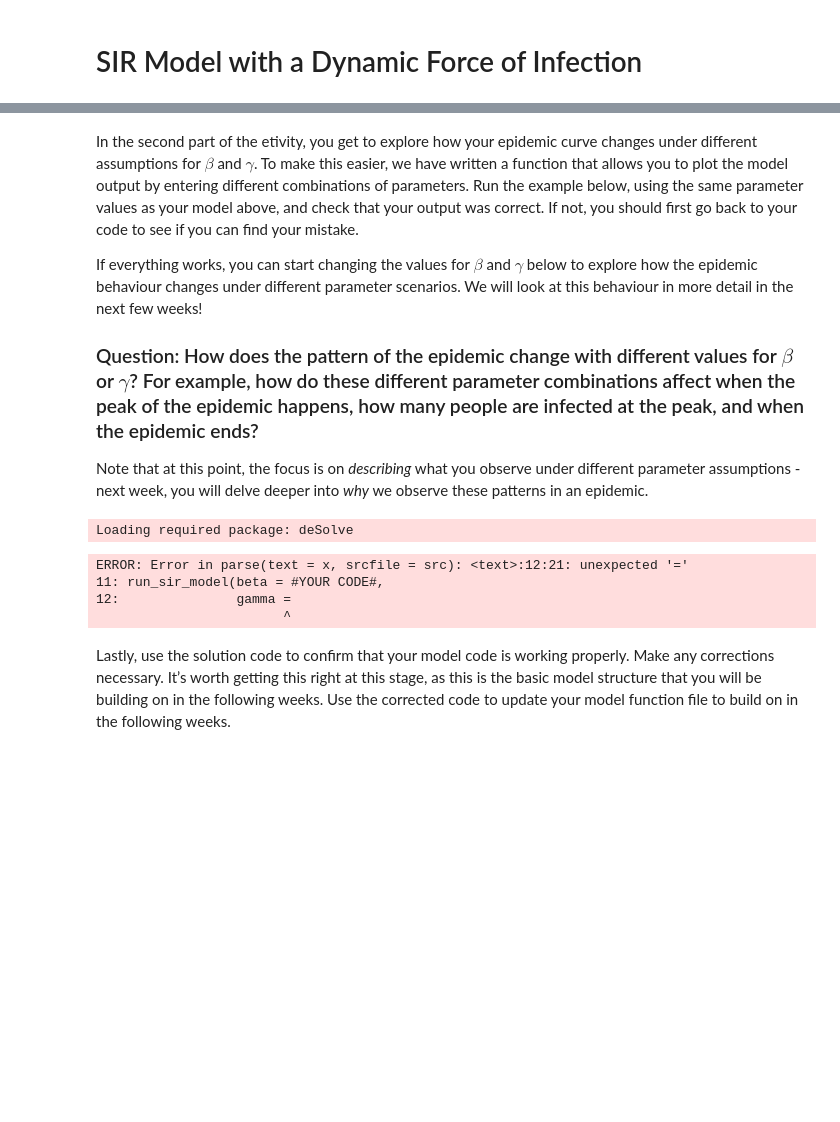
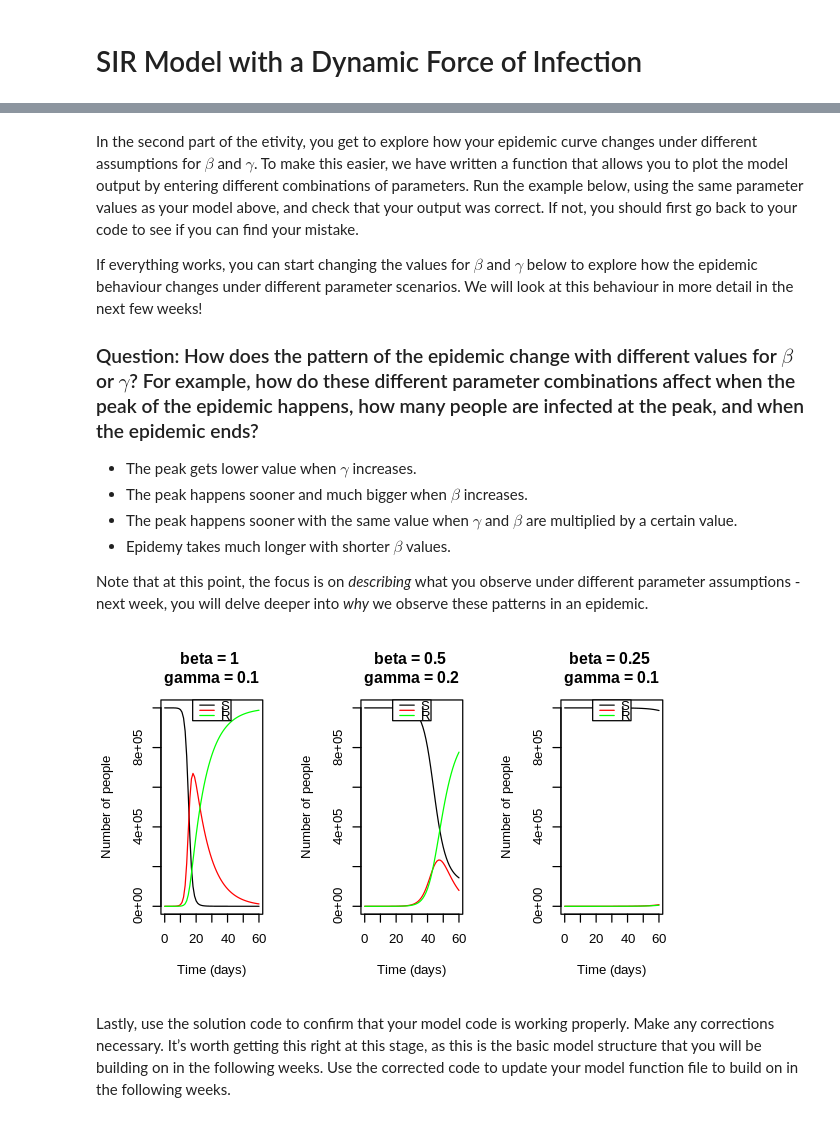
Before and after one commit to Arashlf/Developing-the-SIR-Model-ICL, a Jupyter notebook: Week 1/Mod_1_notebook_4_SIR_Model_with_a_Dynamic_Force_of_Infection_v2.ipynb, the cells around one changed output, grey strips where cells are left out. Cells and saved outputs as stored; diff of their text form; code cells hidden in the pictures; blank space fills up the shorter version.

```diff
--- a/Week 1/Mod_1_notebook_4_SIR_Model_with_a_Dynamic_Force_of_Infection_v2.ipynb
+++ b/Week 1/Mod_1_notebook_4_SIR_Model_with_a_Dynamic_Force_of_Infection_v2.ipynb
@@ -30,6 +104,11 @@ If everything works, you can start changing the values for $\beta$ and $\gamma$
 
 ### Question: How does the pattern of the epidemic change with different values for $\beta$ or $\gamma$? For example, how do these different parameter combinations affect when the peak of the epidemic happens, how many people are infected at the peak, and when the epidemic ends?
 
+- The peak gets lower value when $\gamma$ increases.
+- The peak happens sooner and much bigger when $\beta$ increases.
+- The peak happens sooner with the same value when $\gamma$ and $\beta$ are multiplied by a certain value.
+- Epidemy takes much longer with shorter $\beta$ values.
+
 Note that at this point, the focus is on *describing* what you observe under different parameter assumptions - next week, you will delve deeper into *why* we observe these patterns in an epidemic.
 # %%
 # Run the R code needed first
@@ -107,44 +186,42 @@ run_sir_model <-
 
   lines(x = output$time,            # number of recovered
         y = output$R,                 # people at each
-        col = "blue")                 # timestep on the y axis
+        col = "green")                 # timestep on the y axis
 
-  legend(x = "right",                     # add a legend on the right-hand
+  legend(x = "top",                     # add a legend on the right-hand
                                             # side of the plot
          legend = c("S", "I", "R"),       # labels S, I and R for black,
-         col = c("black", "red", "blue"),   # red, blue lines respectively
+         col = c("black", "red", "green"),   # red, blue lines respectively
          lty = c(1,1))                    # both lines are
                                             # solid linetype (lty = 1)
   title(main = paste("beta =", beta,      # main title
-                     ", gamma =", gamma))
+                     "\ngamma =", gamma))
 }
-# %% [output]
-Loading required package: deSolve
 # %%
 # Prepare the format for the plot display
-par(mfrow = c(2,4))  # Show 2*4 separate plots in one page
+par(mfrow = c(1,3))  # Show 2*4 separate plots in one page
                      # (2 rows, 4 per row)
 
 # Run the model and plot the output with different beta and gamma values.
 # You might also have to change the time that you run the model for,
 # by changing the value of the duration argument,
 # in units of days (for example, to reproduce your model above,
 # this would be duration = 60).
 
-run_sir_model(beta = #YOUR CODE#,
-              gamma = #YOUR CODE#,
-              duration = #YOUR CODE#)
-run_sir_model(beta = #YOUR CODE#,
-              gamma = #YOUR CODE#,
-              duration = #YOUR CODE#)
+run_sir_model(beta = 1,
+              gamma = 0.1,
+              duration = 60)
+run_sir_model(beta = 0.5,
+              gamma = 0.2,
+              duration = 60)
+run_sir_model(beta = 0.25,
+              gamma = 0.1,
+              duration = 60)
 
 # Repeat the run_sir_model() command here for every parameter combination
 # you want to try, and adapt the par() command above depending
 # on how many plots you want to look at
 # %% [output]
-ERROR: Error in parse(text = x, srcfile = src): <text>:12:21: unexpected '='
-11: run_sir_model(beta = #YOUR CODE#,
-12:               gamma =
-                        ^
+[figure, added]
 # %% [markdown]
 Lastly, use the solution code to confirm that your model code is working properly. Make any corrections necessary. It’s worth getting this right at this stage, as this is the basic model structure that you will be building on in the following weeks. Use the corrected code to update your model function file to build on in the following weeks.
```
Also changed, not shown: parts of 5 cells of this notebook.
